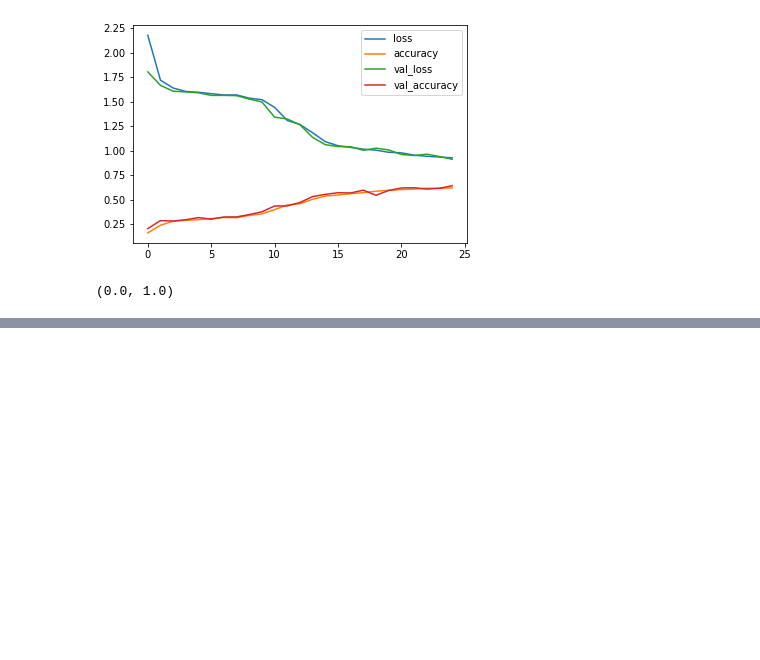
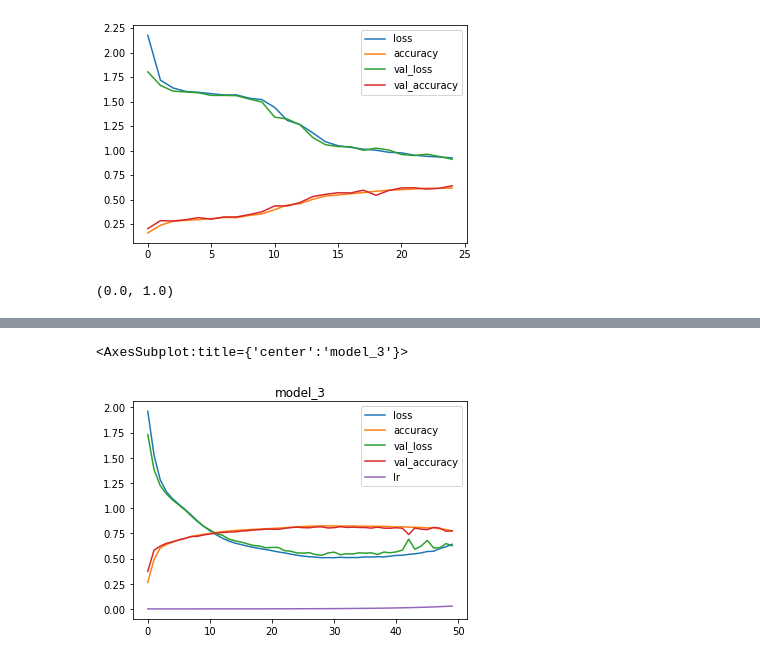
Before and after one commit to kingchan818/MachineLearning, a Jupyter notebook: tensorflow/Lec3-network-classification/experiment-classification.ipynb, the cells around one changed output, grey strips where cells are left out. Drawn from its saved outputs; the diff is of its cells as text; code cells hidden in the pictures; blank space fills up the shorter version.

```diff
--- a/tensorflow/Lec3-network-classification/experiment-classification.ipynb
+++ b/tensorflow/Lec3-network-classification/experiment-classification.ipynb
@@ -113,6 +121,6 @@ model_2 = tf.keras.Sequential([
 
 
 model_2.compile(loss=tf.keras.losses.SparseCategoricalCrossentropy(), optimizer=tf.keras.optimizers.Adam(), metrics=['accuracy'])
-model_2.fit(train_data_norm,train_labels,epochs=25,validation_data=(test_data_norm,test_labels))
+model_2_hist = model_2.fit(train_data_norm,train_labels,epochs=25,validation_data=(test_data_norm,test_labels))
 # %% [output]
 Epoch 1/25
@@ -132,0 +151,18 @@ Epoch 7/25
+# %%
+# try to optimize the learning rate
+
+model_3 = tf.keras.Sequential([
+    tf.keras.layers.Flatten(input_shape=(28,28)),
+    tf.keras.layers.Dense(4,activation='relu'),
+    tf.keras.layers.Dense(4,activation='relu'),
+    tf.keras.layers.Dense(10, activation='softmax'),
+])
+
+model_3.compile(
+    loss=tf.keras.losses.SparseCategoricalCrossentropy(),
+    optimizer= tf.keras.optimizers.Adam(),
+    metrics=['accuracy'],
+)
+
+lr_sche = tf.keras.callbacks.LearningRateScheduler(lambda epoch : 1e-4*10**(epoch/20))
+model_3_hist = model_3.fit(train_data_norm,train_labels, epochs=50, validation_data=(test_data_norm,test_labels), callbacks=[lr_sche])
@@ -132,0 +197,6 @@ Epoch 7/25
+# %%
+pd.DataFrame(model_3_hist.history).plot(title="model_3")
+# pd.DataFrame(model_2_hist.history).plot(title="model_2")
+# %% [output]
+<AxesSubplot:title={'center':'model_3'}>
+[figure, added]
```
Also changed, not shown: parts of 18 cells of this notebook, 11 other files.
